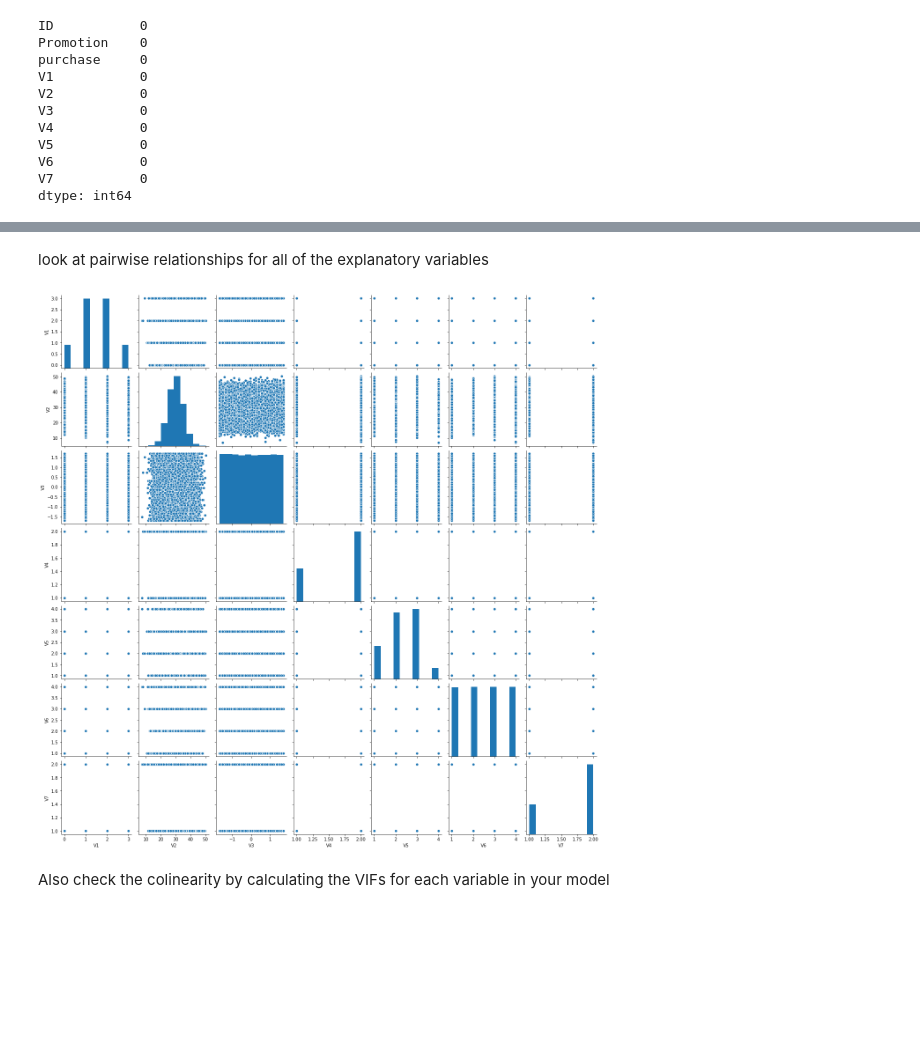
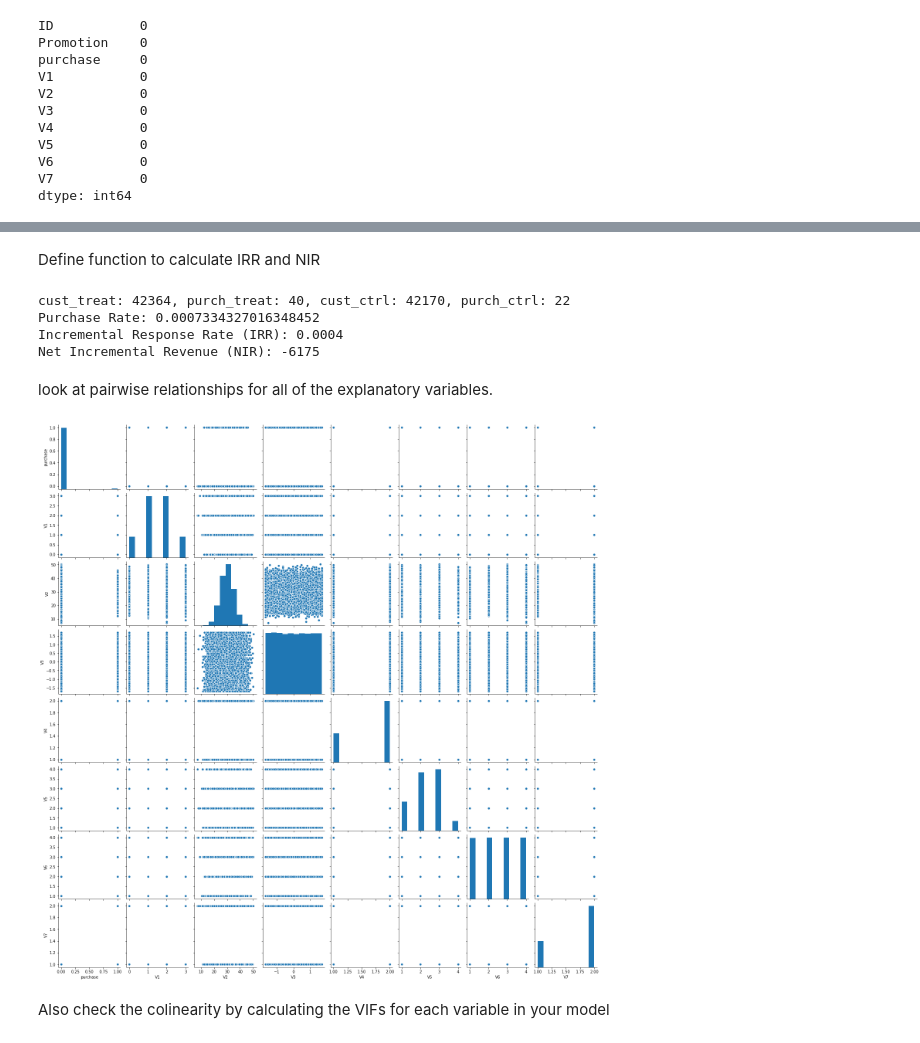
Before and after one commit to texcindy99/Starbucks_Promotion_Project, a Jupyter notebook: Starbucks.ipynb, the cells around one changed output, grey strips where cells are left out. Saved outputs shown, nothing was run; the diff lists cells and outputs as text; code cells hidden in the pictures; blank space fills up the shorter version.

```diff
--- a/Starbucks.ipynb
+++ b/Starbucks.ipynb
@@ -118,0 +116,2 @@ from sklearn.model_selection import train_test_split
+# %% [markdown]
+Define function to calculate IRR and NIR
@@ -119,10 +156,17 @@ from sklearn.model_selection import train_test_split
+# %%
+IRR, NIR = cal_IRR_NIR(train_data, train_data['purchase'],1)
+# %% [output]
+cust_treat: 42364, purch_treat: 40, cust_ctrl: 42170, purch_ctrl: 22
+Purchase Rate: 0.0007334327016348452
+Incremental Response Rate (IRR): 0.0004
+Net Incremental Revenue (NIR): -6175
 # %% [markdown]
-look at pairwise relationships for all of the explanatory variables
+look at pairwise relationships for all of the explanatory variables.
 # %%
 # Check correlation
-sns.pairplot(train_data[['V1', 'V2', 'V3','V4','V5','V6','V7']]);
+sns.pairplot(train_data[['purchase','V1', 'V2', 'V3','V4','V5','V6','V7']]);
 # %% [output]
-[figure, old version]
+[figure, new version]
 # %% [markdown]
 Also check the colinearity by calculating the VIFs for each variable in your model
 # %%
```
Also changed, not shown: parts of 34 cells of this notebook.
